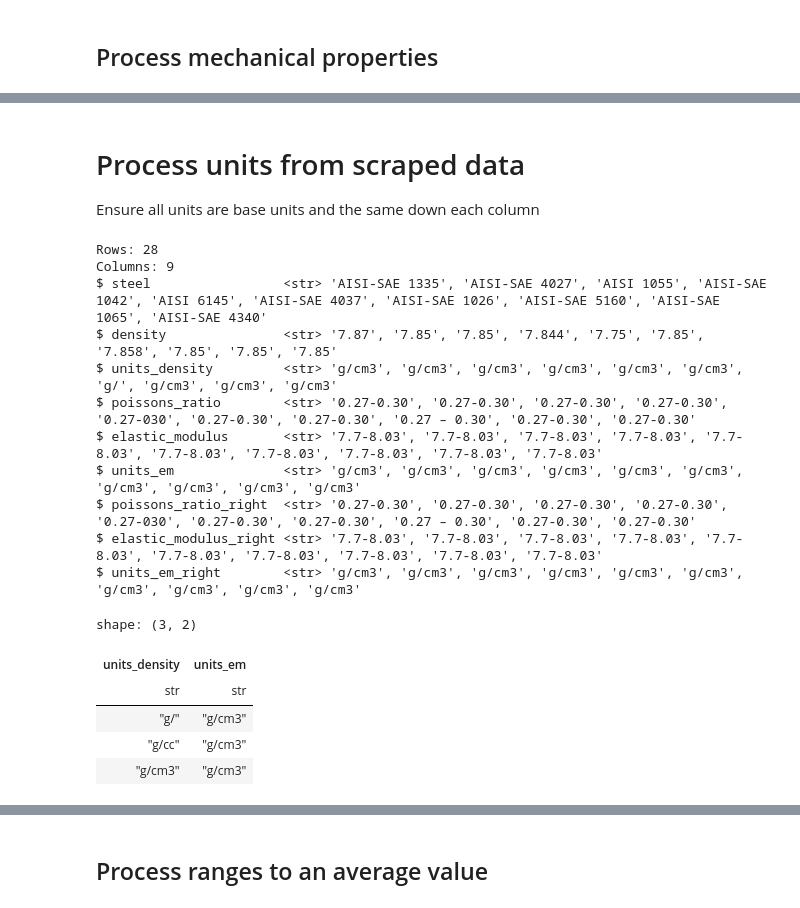
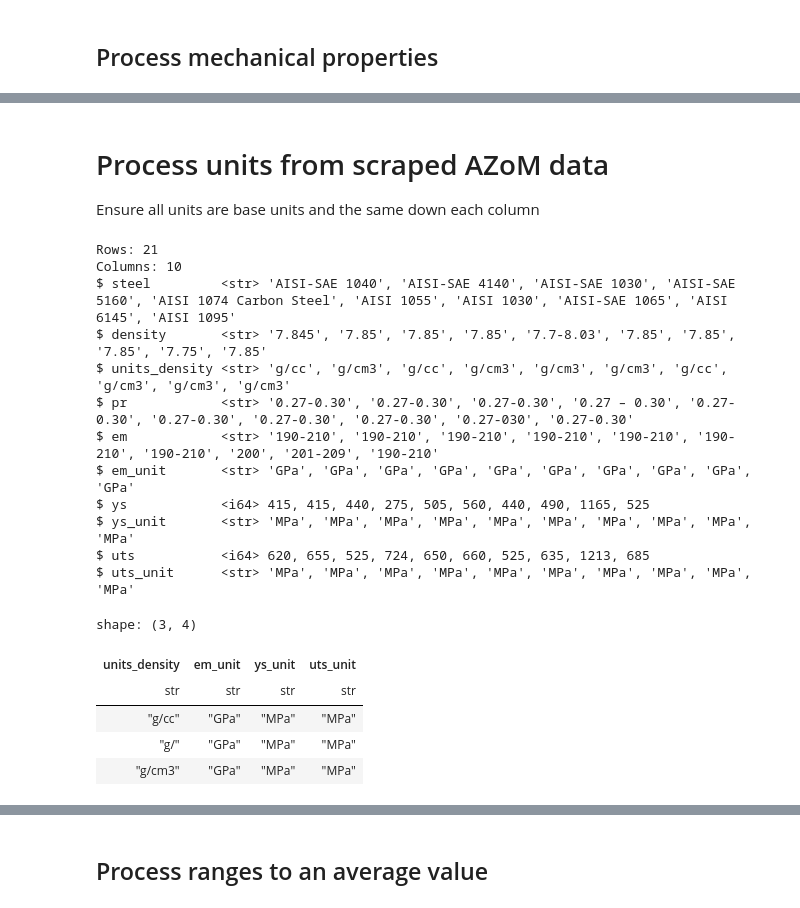
Before and after one commit to Nate-Sheibley/Mild-Steel-Tempering, a Jupyter notebook: Mild_Steel_Tempering-main.ipynb, the cells around one changed output, grey strips where cells are left out. Cells and saved outputs as stored; diff of their text form; code cells hidden in the pictures.

```diff
--- a/Mild_Steel_Tempering-main.ipynb
+++ b/Mild_Steel_Tempering-main.ipynb
@@ -639,32 +773,33 @@ df_steel_properties.write_csv(f'{resources_path}/AZoM_scraped_properties.csv')
 # %% [markdown]
-# Process units from scraped data
+# Process units from scraped AZoM data
 
 Ensure all units are base units and the same down each column
 # %%
-data_path = f"{resources_path}/scraped_properties.csv"
+data_path = f"{resources_path}/AZoM_scraped_properties.csv"
 df_scraped = pl.read_csv(data_path)
 df_scraped.glimpse()
 # %% [output]
-Rows: 28
-Columns: 9
-$ steel                 <str> 'AISI-SAE 1335', 'AISI-SAE 4027', 'AISI 1055', 'AISI-SAE 1042', 'AISI 6145', 'AISI-SAE 4037', 'AISI-SAE 1026', 'AISI-SAE 5160', 'AISI-SAE 1065', 'AISI-SAE 4340'
-$ density               <str> '7.87', '7.85', '7.85', '7.844', '7.75', '7.85', '7.858', '7.85', '7.85', '7.85'
-$ units_density         <str> 'g/cm3', 'g/cm3', 'g/cm3', 'g/cm3', 'g/cm3', 'g/cm3', 'g/', 'g/cm3', 'g/cm3', 'g/cm3'
-$ poissons_ratio        <str> '0.27-0.30', '0.27-0.30', '0.27-0.30', '0.27-0.30', '0.27-030', '0.27-0.30', '0.27-0.30', '0.27 – 0.30', '0.27-0.30', '0.27-0.30'
-$ elastic_modulus       <str> '7.7-8.03', '7.7-8.03', '7.7-8.03', '7.7-8.03', '7.7-8.03', '7.7-8.03', '7.7-8.03', '7.7-8.03', '7.7-8.03', '7.7-8.03'
-$ units_em              <str> 'g/cm3', 'g/cm3', 'g/cm3', 'g/cm3', 'g/cm3', 'g/cm3', 'g/cm3', 'g/cm3', 'g/cm3', 'g/cm3'
-$ poissons_ratio_right  <str> '0.27-0.30', '0.27-0.30', '0.27-0.30', '0.27-0.30', '0.27-030', '0.27-0.30', '0.27-0.30', '0.27 – 0.30', '0.27-0.30', '0.27-0.30'
-$ elastic_modulus_right <str> '7.7-8.03', '7.7-8.03', '7.7-8.03', '7.7-8.03', '7.7-8.03', '7.7-8.03', '7.7-8.03', '7.7-8.03', '7.7-8.03', '7.7-8.03'
-$ units_em_right        <str> 'g/cm3', 'g/cm3', 'g/cm3', 'g/cm3', 'g/cm3', 'g/cm3', 'g/cm3', 'g/cm3', 'g/cm3', 'g/cm3'
+Rows: 21
+Columns: 10
+$ steel         <str> 'AISI-SAE 1040', 'AISI-SAE 4140', 'AISI-SAE 1030', 'AISI-SAE 5160', 'AISI 1074 Carbon Steel', 'AISI 1055', 'AISI 1030', 'AISI-SAE 1065', 'AISI 6145', 'AISI 1095'
+$ density       <str> '7.845', '7.85', '7.85', '7.85', '7.7-8.03', '7.85', '7.85', '7.85', '7.75', '7.85'
+$ units_density <str> 'g/cc', 'g/cm3', 'g/cc', 'g/cm3', 'g/cm3', 'g/cm3', 'g/cc', 'g/cm3', 'g/cm3', 'g/cm3'
+$ pr            <str> '0.27-0.30', '0.27-0.30', '0.27-0.30', '0.27 – 0.30', '0.27-0.30', '0.27-0.30', '0.27-0.30', '0.27-0.30', '0.27-030', '0.27-0.30'
+$ em            <str> '190-210', '190-210', '190-210', '190-210', '190-210', '190-210', '190-210', '200', '201-209', '190-210'
+$ em_unit       <str> 'GPa', 'GPa', 'GPa', 'GPa', 'GPa', 'GPa', 'GPa', 'GPa', 'GPa', 'GPa'
+$ ys            <i64> 415, 415, 440, 275, 505, 560, 440, 490, 1165, 525
+$ ys_unit       <str> 'MPa', 'MPa', 'MPa', 'MPa', 'MPa', 'MPa', 'MPa', 'MPa', 'MPa', 'MPa'
+$ uts           <i64> 620, 655, 525, 724, 650, 660, 525, 635, 1213, 685
+$ uts_unit      <str> 'MPa', 'MPa', 'MPa', 'MPa', 'MPa', 'MPa', 'MPa', 'MPa', 'MPa', 'MPa'
 # %%
-df_scraped.select(['units_density', 'units_em']).unique()
+df_scraped.select(['units_density', 'em_unit', "ys_unit", "uts_unit"]).unique()
 # %% [output]
-shape: (3, 2)
+shape: (3, 4)
-| units_density | units_em |
-| str | str |
-| "g/" | "g/cm3" |
-| "g/cc" | "g/cm3" |
-| "g/cm3" | "g/cm3" |
+| units_density | em_unit | ys_unit | uts_unit |
+| str | str | str | str |
+| "g/cc" | "GPa" | "MPa" | "MPa" |
+| "g/" | "GPa" | "MPa" | "MPa" |
+| "g/cm3" | "GPa" | "MPa" | "MPa" |
 # %% [markdown]
 ## All units are valid and ready to be added to header and unit column removed
 
```
Also changed, not shown: parts of 40 cells of this notebook, 5 other files.
